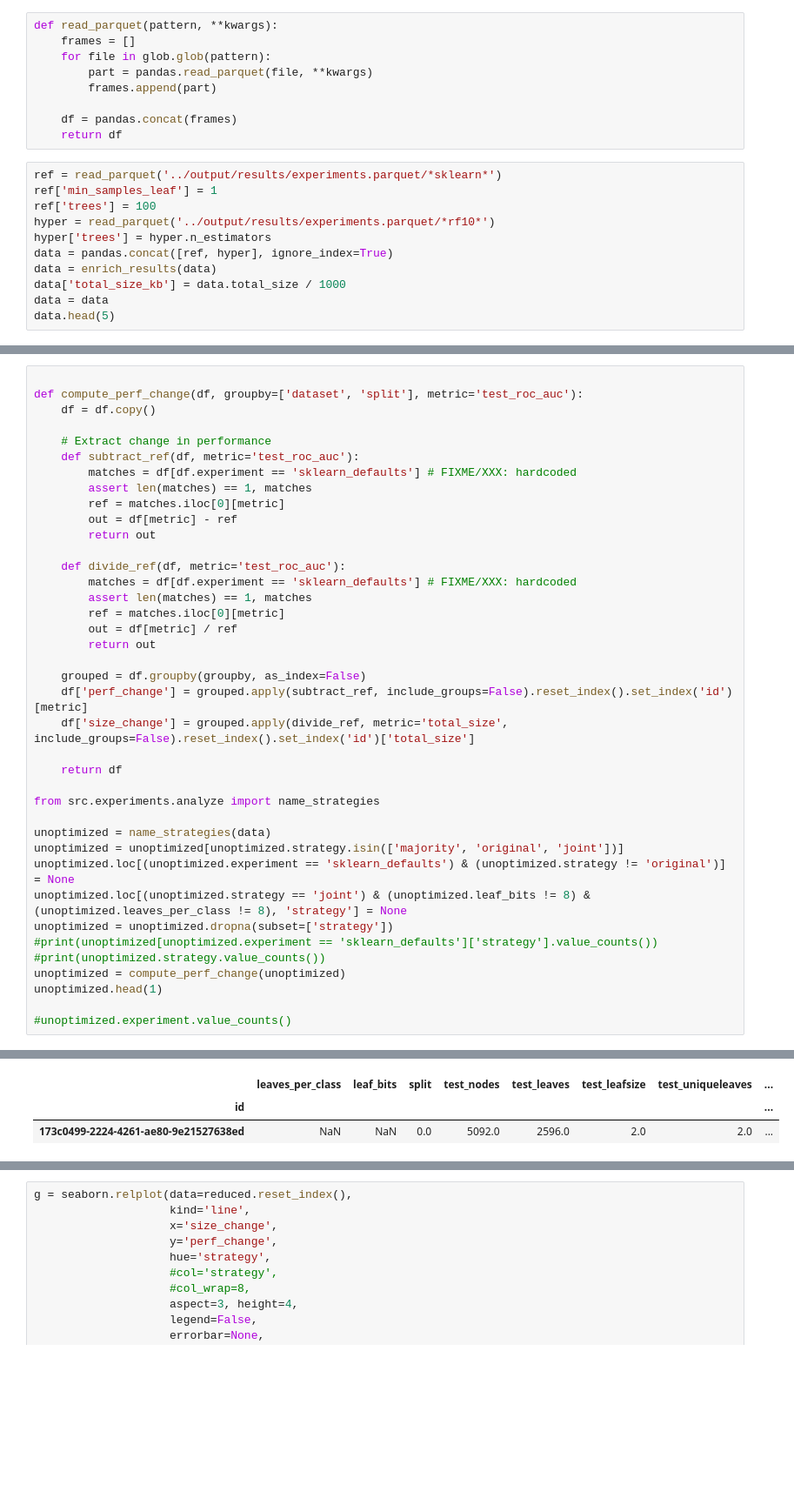
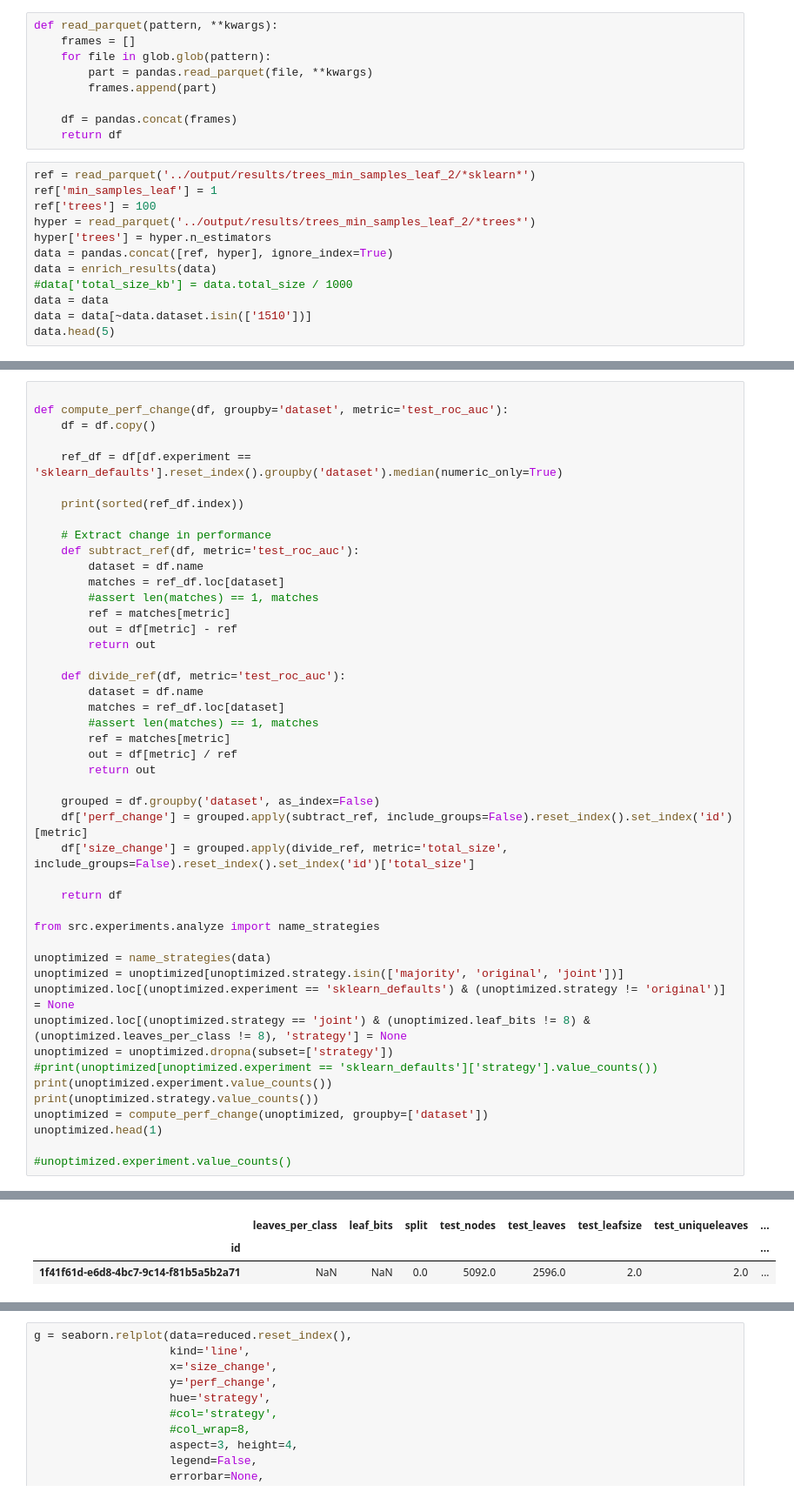
Before and after one commit to jonnor/leaf-clustering, a Jupyter notebook: notebooks/Hyperparameters.ipynb, the cells around one changed output, grey strips where cells are left out. Shown at 87% size. Saved outputs shown, nothing was run; the diff lists cells and outputs as text; blank space fills up the shorter version.

```diff
--- a/notebooks/Hyperparameters.ipynb
+++ b/notebooks/Hyperparameters.ipynb
@@ -24,15 +27,16 @@ def read_parquet(pattern, **kwargs):
     df = pandas.concat(frames)
     return df
 # %%
-ref = read_parquet('../output/results/experiments.parquet/*sklearn*')
+ref = read_parquet('../output/results/trees_min_samples_leaf_2/*sklearn*')
 ref['min_samples_leaf'] = 1
 ref['trees'] = 100
-hyper = read_parquet('../output/results/experiments.parquet/*rf10*')
+hyper = read_parquet('../output/results/trees_min_samples_leaf_2/*trees*')
 hyper['trees'] = hyper.n_estimators
 data = pandas.concat([ref, hyper], ignore_index=True)
 data = enrich_results(data)
-data['total_size_kb'] = data.total_size / 1000
+#data['total_size_kb'] = data.total_size / 1000
 data = data
+data = data[~data.dataset.isin(['1510'])]
 data.head(5)
 # %% [output]
 |  | leaves_per_class | leaf_bits | split | test_nodes | test_leaves | test_leafsize | test_uniqueleaves | ... |
@@ -46,24 +54,30 @@ data.head(5)
 # %%
 
-def compute_perf_change(df, groupby=['dataset', 'split'], metric='test_roc_auc'):
+def compute_perf_change(df, groupby='dataset', metric='test_roc_auc'):
     df = df.copy()
+
+    ref_df = df[df.experiment == 'sklearn_defaults'].reset_index().groupby('dataset').median(numeric_only=True)
+
+    print(sorted(ref_df.index))
 
     # Extract change in performance
     def subtract_ref(df, metric='test_roc_auc'):
-        matches = df[df.experiment == 'sklearn_defaults'] # FIXME/XXX: hardcoded
-        assert len(matches) == 1, matches
-        ref = matches.iloc[0][metric]
+        dataset = df.name
+        matches = ref_df.loc[dataset]
+        #assert len(matches) == 1, matches
+        ref = matches[metric]
         out = df[metric] - ref
         return out
 
     def divide_ref(df, metric='test_roc_auc'):
-        matches = df[df.experiment == 'sklearn_defaults'] # FIXME/XXX: hardcoded
-        assert len(matches) == 1, matches
-        ref = matches.iloc[0][metric]
+        dataset = df.name
+        matches = ref_df.loc[dataset]
+        #assert len(matches) == 1, matches
+        ref = matches[metric]
         out = df[metric] / ref
         return out
 
-    grouped = df.groupby(groupby, as_index=False)
+    grouped = df.groupby('dataset', as_index=False)
     df['perf_change'] = grouped.apply(subtract_ref, include_groups=False).reset_index().set_index('id')[metric]
     df['size_change'] = grouped.apply(divide_ref, metric='total_size', include_groups=False).reset_index().set_index('id')['total_size']
 
@@ -77,8 +91,9 @@ unoptimized.loc[(unoptimized.experiment == 'sklearn_defaults') & (unoptimized.st
 unoptimized.loc[(unoptimized.strategy == 'joint') & (unoptimized.leaf_bits != 8) & (unoptimized.leaves_per_class != 8), 'strategy'] = None
 unoptimized = unoptimized.dropna(subset=['strategy'])
 #print(unoptimized[unoptimized.experiment == 'sklearn_defaults']['strategy'].value_counts())
-#print(unoptimized.strategy.value_counts())
-unoptimized = compute_perf_change(unoptimized)
+print(unoptimized.experiment.value_counts())
+print(unoptimized.strategy.value_counts())
+unoptimized = compute_perf_change(unoptimized, groupby=['dataset'])
 unoptimized.head(1)
 
 #unoptimized.experiment.value_counts()
@@ -86,3 +118,3 @@ unoptimized.head(1)
 |  | leaves_per_class | leaf_bits | split | test_nodes | test_leaves | test_leafsize | test_uniqueleaves | ... |
 | id |  |  |  |  |  |  |  | ... |
-| 173c0499-2224-4261-ae80-9e21527638ed | NaN | NaN | 0.0 | 5092.0 | 2596.0 | 2.0 | 2.0 | ... |
+| 1f41f61d-e6d8-4bc7-9c14-f81b5a5b2a71 | NaN | NaN | 0.0 | 5092.0 | 2596.0 | 2.0 | 2.0 | ... |
```
Also changed, not shown: parts of 9 cells of this notebook, 1 other file.
